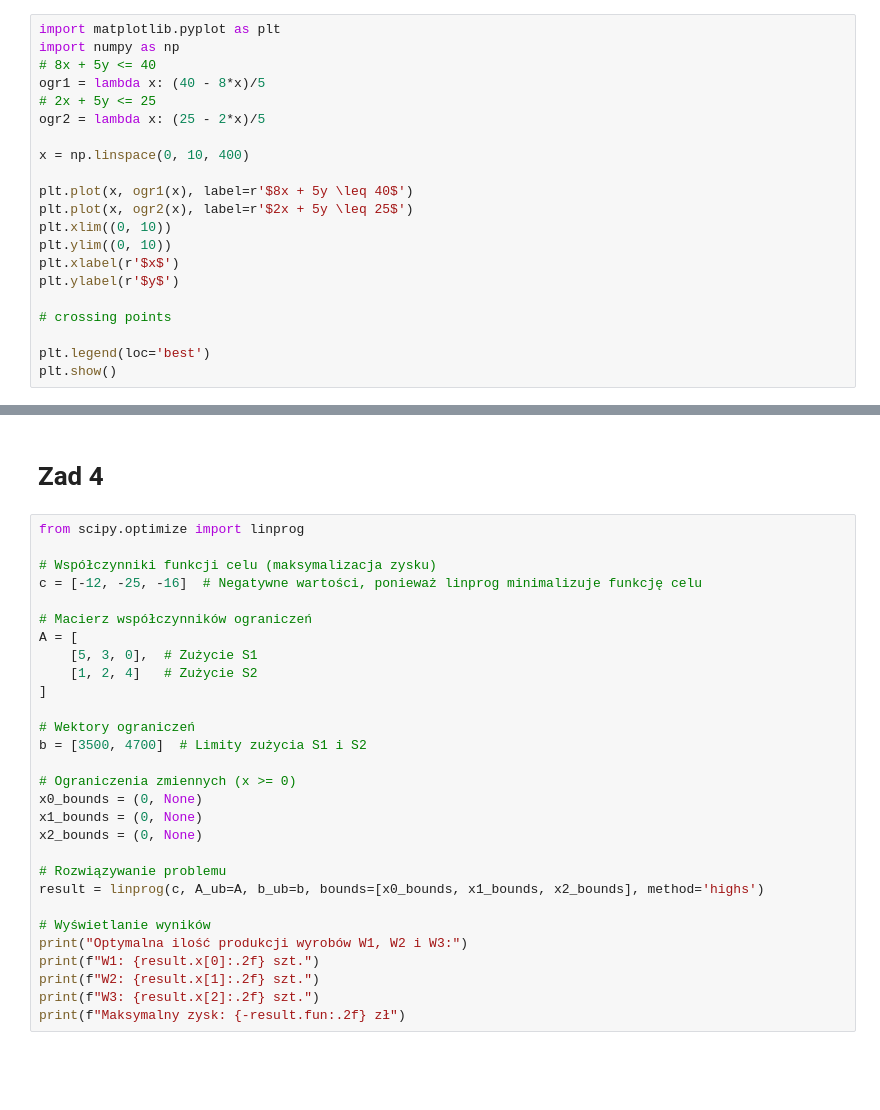
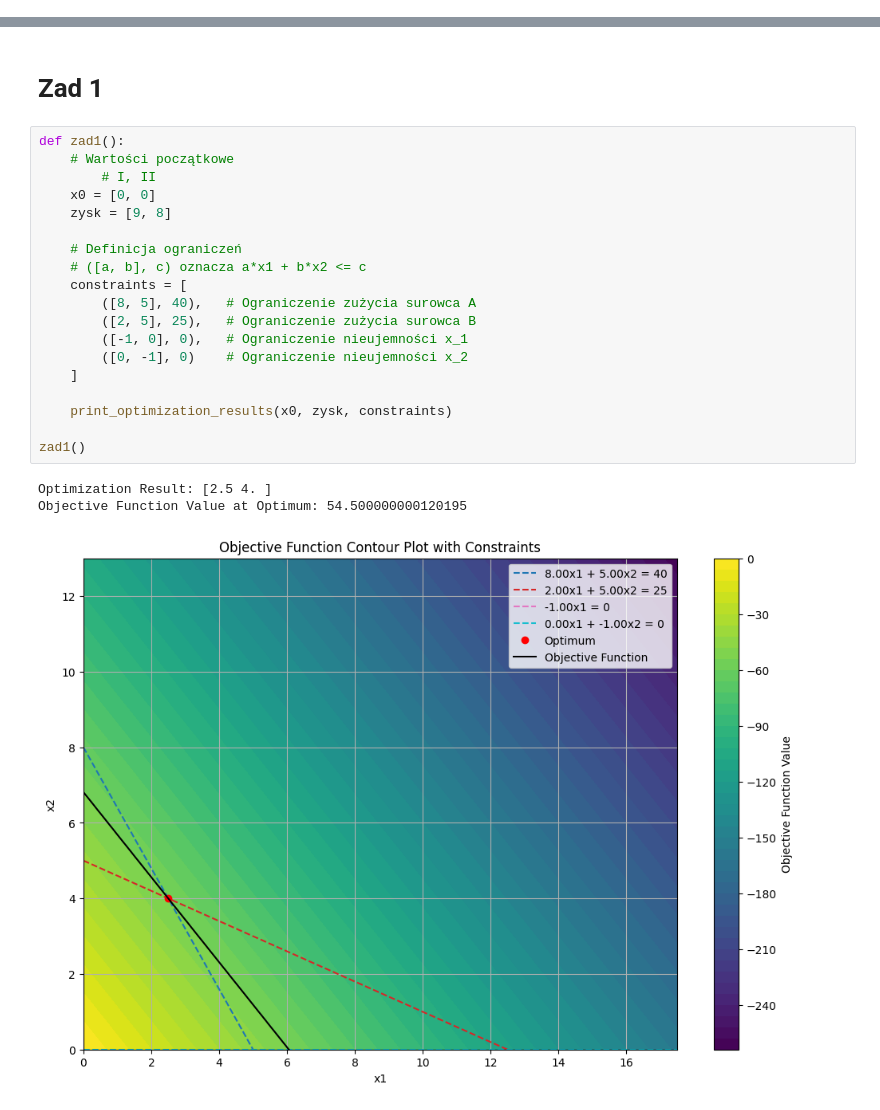
Before and after one commit to Rei-x/studia, a Jupyter notebook: MSiD/kolos/laby06/zad1.ipynb, the cells around one changed output, grey strips where cells are left out. Cells and saved outputs as stored; diff of their text form; blank space fills up the shorter version.

```diff
--- a/MSiD/kolos/laby06/zad1.ipynb
+++ b/MSiD/kolos/laby06/zad1.ipynb
@@ -18,24 +18,3 @@ Requirement already satisfied: threadpoolctl>=3.1.0 in /home/rei/.pyenv/versions
 Requirement already satisfied: mpmath<1.4.0,>=1.1.0 in /home/rei/.pyenv/versions/3.11.9/lib/python3.11/site-packages (from sympy) (1.3.0)
 Requirement already satisfied: six>=1.5 in /home/rei/.pyenv/versions/3.11.9/lib/python3.11/site-packages (from python-dateutil>=2.7->matplotlib) (1.16.0)
 Note: you may need to restart the kernel to use updated packages.
-# %%
-import matplotlib.pyplot as plt
-import numpy as np
-# 8x + 5y <= 40
-ogr1 = lambda x: (40 - 8*x)/5
-# 2x + 5y <= 25
-ogr2 = lambda x: (25 - 2*x)/5
-
-x = np.linspace(0, 10, 400)
-
-plt.plot(x, ogr1(x), label=r'$8x + 5y \leq 40$')
-plt.plot(x, ogr2(x), label=r'$2x + 5y \leq 25$')
-plt.xlim((0, 10))
-plt.ylim((0, 10))
-plt.xlabel(r'$x$')
-plt.ylabel(r'$y$')
-
-# crossing points
-
-plt.legend(loc='best')
-plt.show()
@@ -44,31 +175,25 @@ plt.show()
 # %% [markdown]
-# Zad 4
+# Zad 1
-# %%
-from scipy.optimize import linprog
-
-# Współczynniki funkcji celu (maksymalizacja zysku)
-c = [-12, -25, -16]  # Negatywne wartości, ponieważ linprog minimalizuje funkcję celu
-
-# Macierz współczynników ograniczeń
-A = [
-    [5, 3, 0],  # Zużycie S1
-    [1, 2, 4]   # Zużycie S2
-]
-
-# Wektory ograniczeń
-b = [3500, 4700]  # Limity zużycia S1 i S2
-
-# Ograniczenia zmiennych (x >= 0)
-x0_bounds = (0, None)
-x1_bounds = (0, None)
-x2_bounds = (0, None)
-
-# Rozwiązywanie problemu
-result = linprog(c, A_ub=A, b_ub=b, bounds=[x0_bounds, x1_bounds, x2_bounds], method='highs')
-
-# Wyświetlanie wyników
-print("Optymalna ilość produkcji wyrobów W1, W2 i W3:")
-print(f"W1: {result.x[0]:.2f} szt.")
-print(f"W2: {result.x[1]:.2f} szt.")
-print(f"W3: {result.x[2]:.2f} szt.")
-print(f"Maksymalny zysk: {-result.fun:.2f} zł")
+# %%
+def zad1():
+    # Wartości początkowe
+        # I, II
+    x0 = [0, 0]
+    zysk = [9, 8]
+
+    # Definicja ograniczeń
+    # ([a, b], c) oznacza a*x1 + b*x2 <= c
+    constraints = [
+        ([8, 5], 40),   # Ograniczenie zużycia surowca A
+        ([2, 5], 25),   # Ograniczenie zużycia surowca B
+        ([-1, 0], 0),   # Ograniczenie nieujemności x_1
+        ([0, -1], 0)    # Ograniczenie nieujemności x_2
+    ]
+
+    print_optimization_results(x0, zysk, constraints)
+
+zad1()
+# %% [output]
+Optimization Result: [2.5 4. ]
+Objective Function Value at Optimum: 54.500000000120195
+[figure, added]
```
Also changed, not shown: parts of 5 cells of this notebook, 15 other files.
